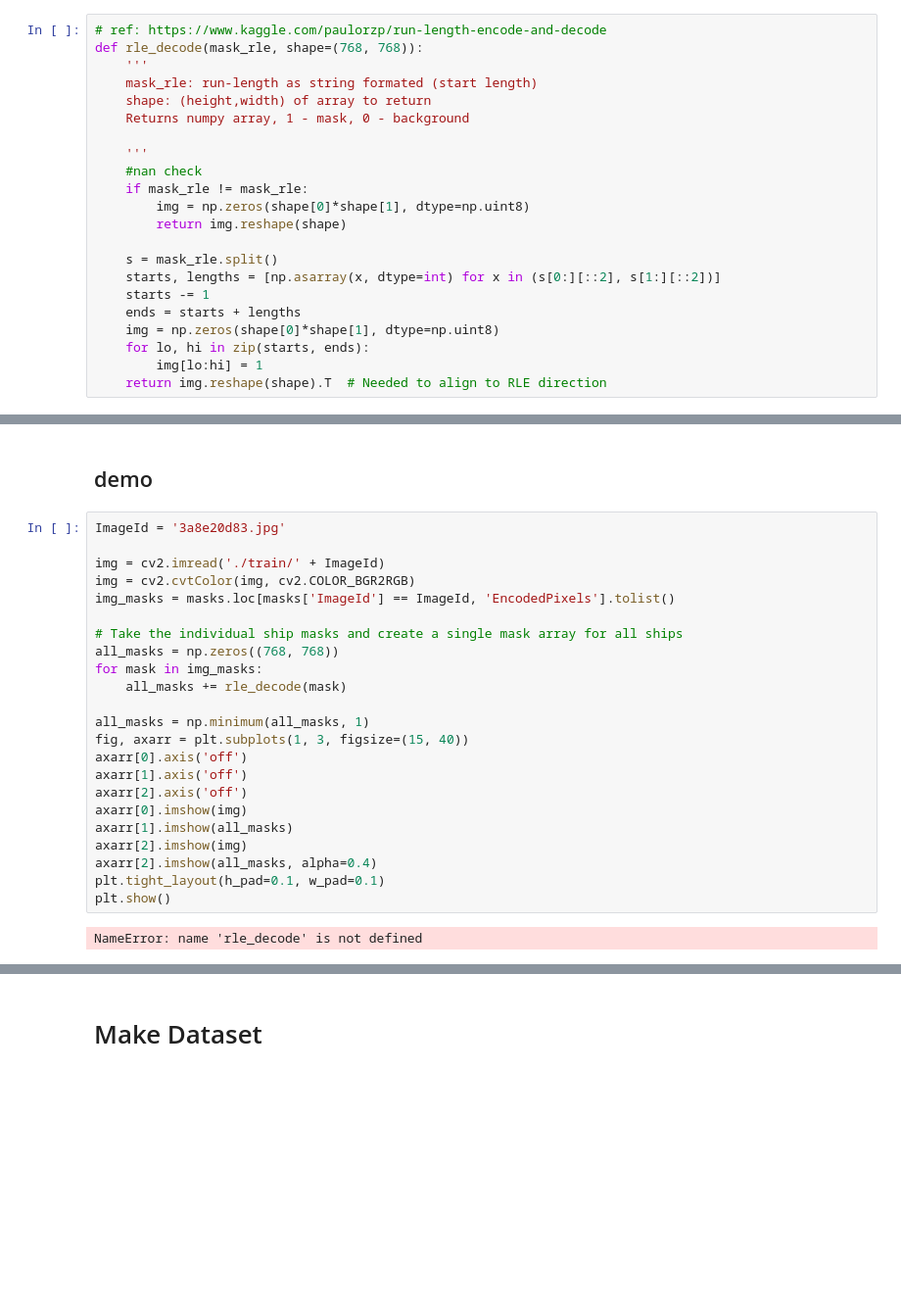
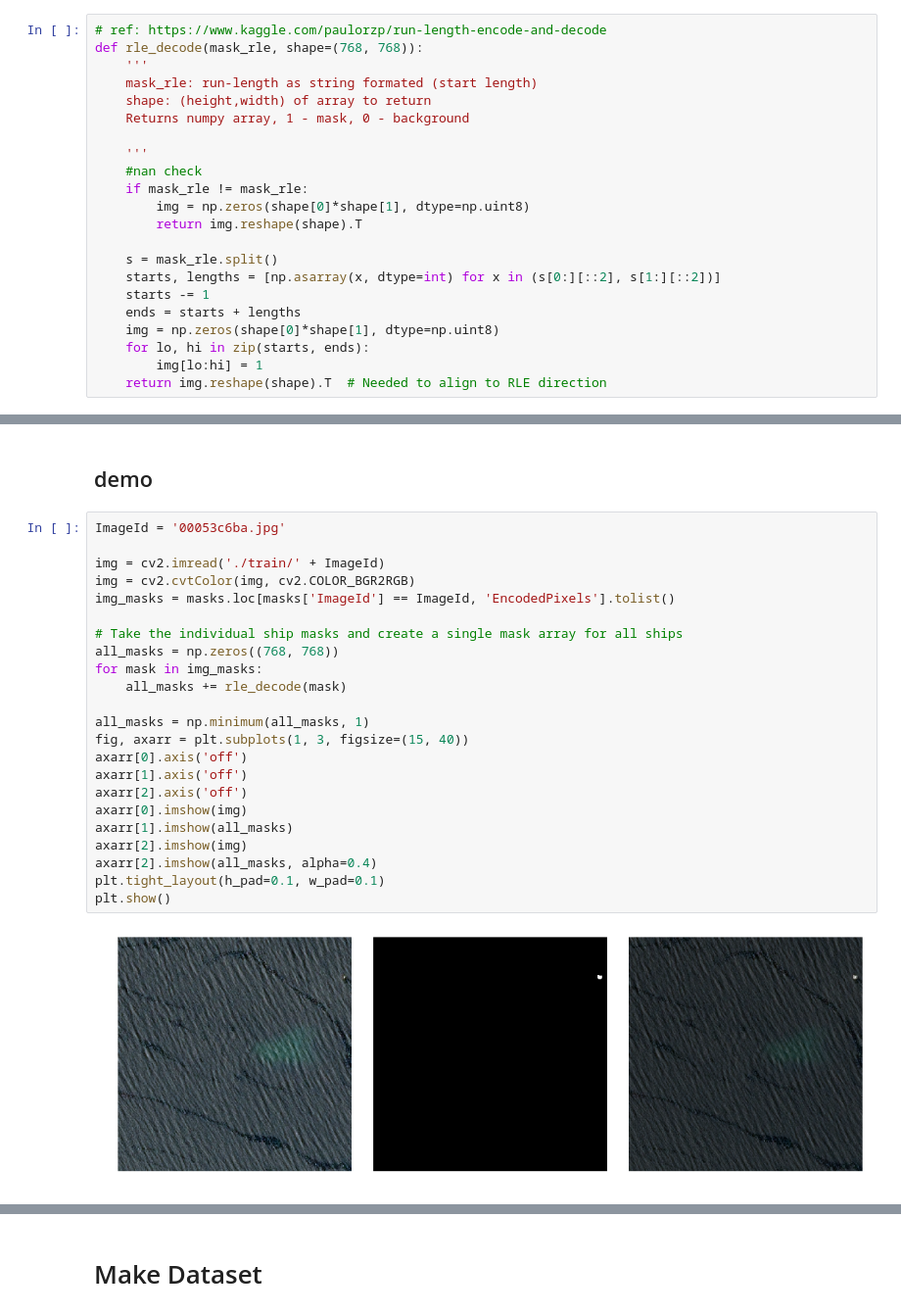
Before and after one commit to kamata1729/airbus, a Jupyter notebook: unet.ipynb, the cells around one changed output, grey strips where cells are left out. Shown: that part at 98% size. Saved outputs shown, nothing was run; the diff lists cells and outputs as text; blank space fills up the shorter version.

```diff
--- a/unet.ipynb
+++ b/unet.ipynb
@@ -50,7 +40,7 @@ def rle_decode(mask_rle, shape=(768, 768)):
     #nan check
     if mask_rle != mask_rle:
         img = np.zeros(shape[0]*shape[1], dtype=np.uint8)
-        return img.reshape(shape)
+        return img.reshape(shape).T
 
     s = mask_rle.split()
     starts, lengths = [np.asarray(x, dtype=int) for x in (s[0:][::2], s[1:][::2])]
@@ -76,27 +66,27 @@ def create_mask(image_path):
 # %% [markdown]
 ## demo
 # %%
-ImageId = '3a8e20d83.jpg'
+ImageId = '00053c6ba.jpg'
 
 img = cv2.imread('./train/' + ImageId)
 img = cv2.cvtColor(img, cv2.COLOR_BGR2RGB)
 img_masks = masks.loc[masks['ImageId'] == ImageId, 'EncodedPixels'].tolist()
 
 # Take the individual ship masks and create a single mask array for all ships
 all_masks = np.zeros((768, 768))
 for mask in img_masks:
     all_masks += rle_decode(mask)
 
 all_masks = np.minimum(all_masks, 1)
 fig, axarr = plt.subplots(1, 3, figsize=(15, 40))
 axarr[0].axis('off')
 axarr[1].axis('off')
 axarr[2].axis('off')
 axarr[0].imshow(img)
 axarr[1].imshow(all_masks)
 axarr[2].imshow(img)
 axarr[2].imshow(all_masks, alpha=0.4)
 plt.tight_layout(h_pad=0.1, w_pad=0.1)
 plt.show()
 # %% [output]
-NameError: name 'rle_decode' is not defined
+[figure, added]
```
Also changed, not shown: parts of 20 cells of this notebook, 1 other file.
